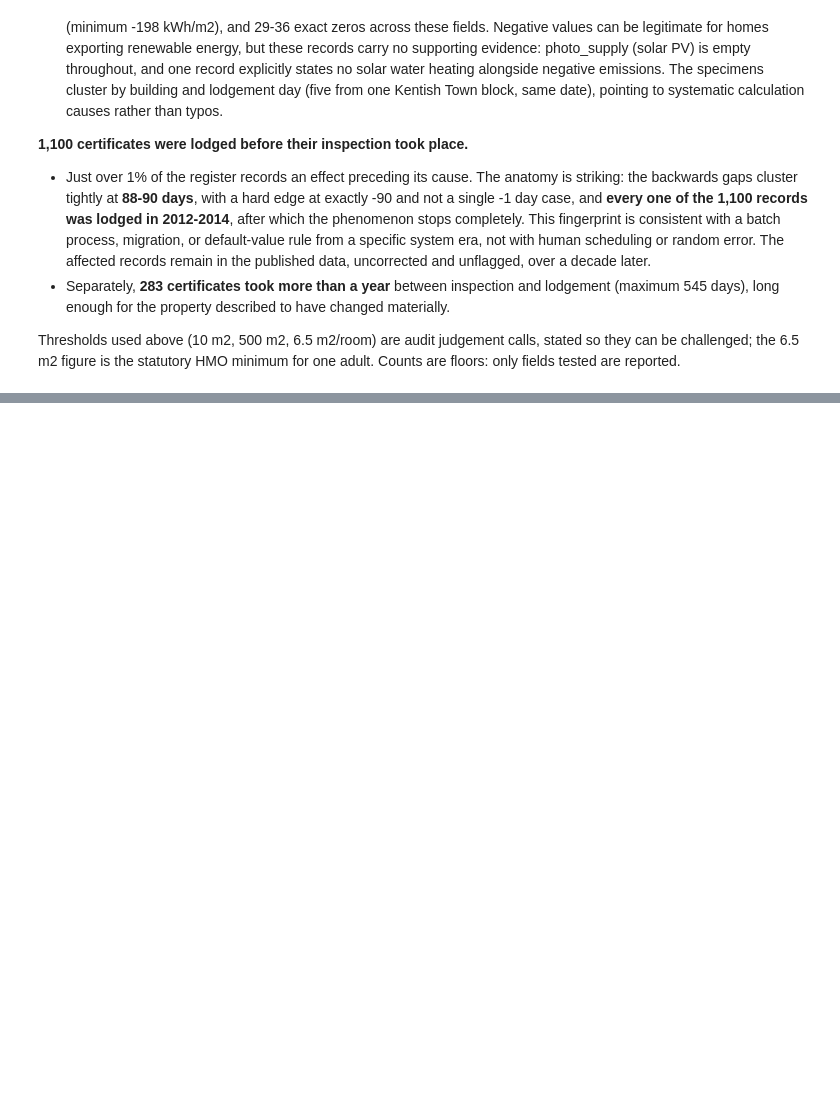
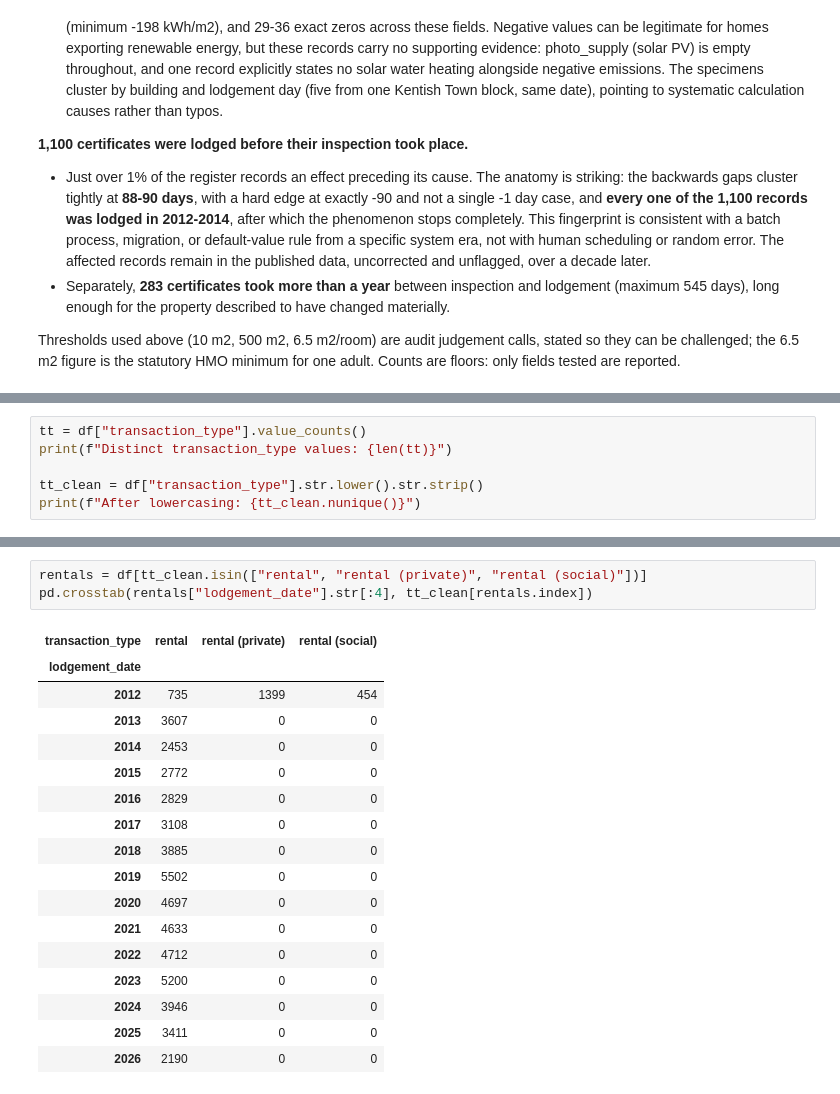
Before and after one commit to Tareqasaad/epc-data-quality-audit, a Jupyter notebook: notebooks/01_data_profiling.ipynb, the cells around one changed output, grey strips where cells are left out. Drawn from its saved outputs; the diff is of its cells as text; blank space fills up the shorter version.

```diff
--- a/notebooks/01_data_profiling.ipynb
+++ b/notebooks/01_data_profiling.ipynb
@@ -580,0 +612,6 @@ minimum for one adult. Counts are floors: only fields tested are reported.
+# %%
+tt = df["transaction_type"].value_counts()
+print(f"Distinct transaction_type values: {len(tt)}")
+
+tt_clean = df["transaction_type"].str.lower().str.strip()
+print(f"After lowercasing: {tt_clean.nunique()}")
@@ -580,0 +646,21 @@ minimum for one adult. Counts are floors: only fields tested are reported.
+# %%
+rentals = df[tt_clean.isin(["rental", "rental (private)", "rental (social)"])]
+pd.crosstab(rentals["lodgement_date"].str[:4], tt_clean[rentals.index])
+# %% [output]
+| transaction_type | rental | rental (private) | rental (social) |
+| lodgement_date |  |  |  |
+| 2012 | 735 | 1399 | 454 |
+| 2013 | 3607 | 0 | 0 |
+| 2014 | 2453 | 0 | 0 |
+| 2015 | 2772 | 0 | 0 |
+| 2016 | 2829 | 0 | 0 |
+| 2017 | 3108 | 0 | 0 |
+| 2018 | 3885 | 0 | 0 |
+| 2019 | 5502 | 0 | 0 |
+| 2020 | 4697 | 0 | 0 |
+| 2021 | 4633 | 0 | 0 |
+| 2022 | 4712 | 0 | 0 |
+| 2023 | 5200 | 0 | 0 |
+| 2024 | 3946 | 0 | 0 |
+| 2025 | 3411 | 0 | 0 |
+| 2026 | 2190 | 0 | 0 |
```
Also changed, not shown: parts of 7 cells of this notebook.
